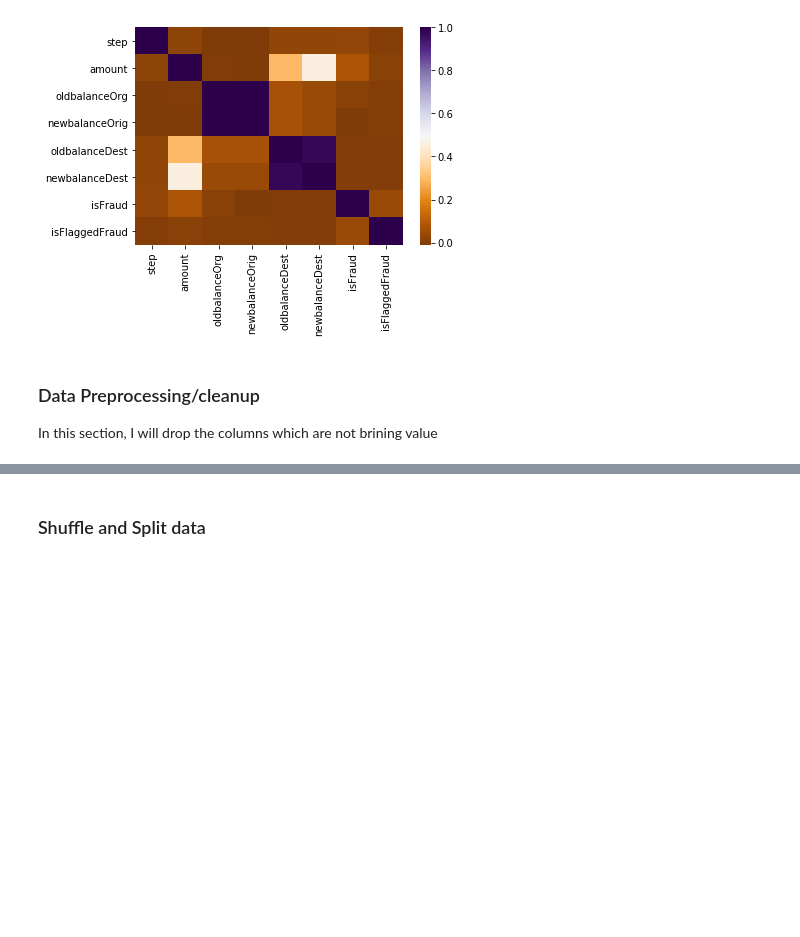
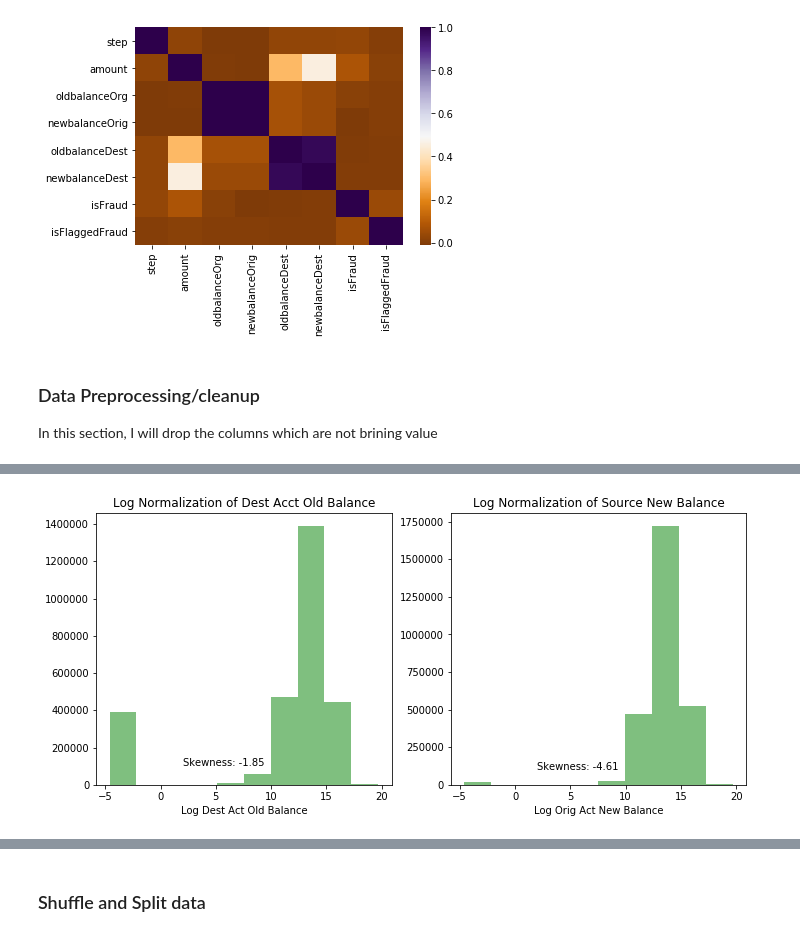
Before and after one commit to venkat998899/machine-learning, a Jupyter notebook: projects/capstone/payments_fraud.ipynb, the cells around one changed output, grey strips where cells are left out. Cells and saved outputs as stored; diff of their text form; code cells hidden in the pictures; blank space fills up the shorter version.

```diff
--- a/projects/capstone/payments_fraud.ipynb
+++ b/projects/capstone/payments_fraud.ipynb
@@ -408,0 +465,17 @@ memory usage: 168.7 MB
+# %%
+figure = plt.figure(figsize=(18, 5))
+figure.add_subplot(131)
+plt.hist(df_transfer_cashout2['oldbalanceDest_norm'], facecolor = 'green', alpha=0.5)
+plt.xlabel("Log Dest Act Old Balance")
+plt.title("Log Normalization of Dest Acct Old Balance")
+plt.text(2, 100000, "Skewness: {0:.2f}".format(skew(df_transfer_cashout2['oldbalanceDest_norm'])))
+
+figure.add_subplot(132)
+plt.hist(df_transfer_cashout2['newbalanceDest_norm'], facecolor = 'green', alpha=0.5)
+plt.xlabel("Log Orig Act New Balance")
+plt.title("Log Normalization of Source New Balance")
+plt.text(2, 100000, "Skewness: {0:.2f}".format(skew(df_transfer_cashout2['newbalanceDest_norm'])))
+
+plt.show()
+# %% [output]
+[figure, added]
```
Also changed, not shown: parts of 21 cells of this notebook.
